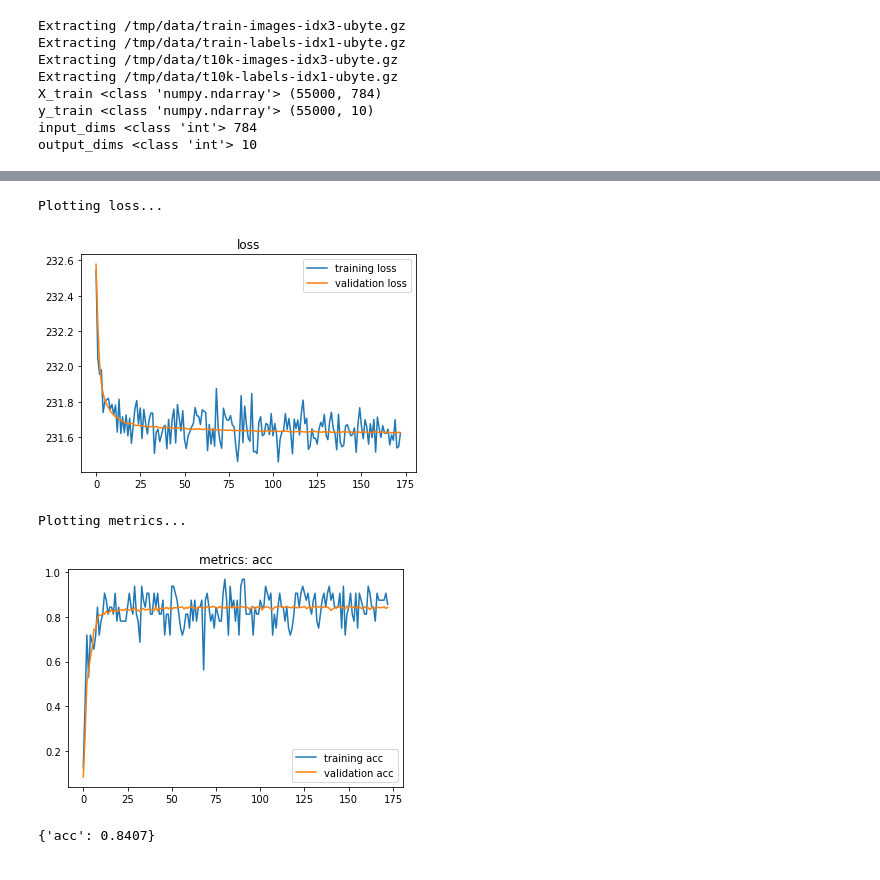
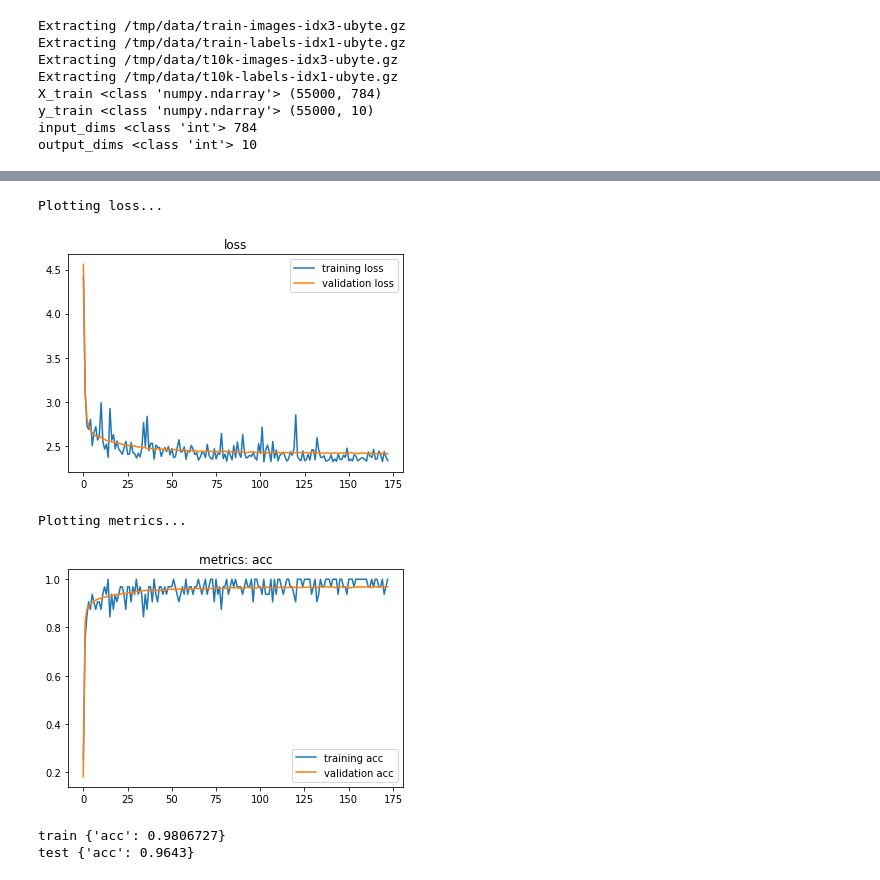
Before and after one commit to johnnyasd12/kd-tensorflow, a Jupyter notebook: KD.ipynb, the cells around one changed output, grey strips where cells are left out. Cells and saved outputs as stored; diff of their text form; code cells hidden in the pictures.

```diff
--- a/KD.ipynb
+++ b/KD.ipynb
@@ -135,8 +140,2 @@ Plotting metrics...
-# %%
-if try_cls2:
-    temperature = 2
-    y_train_soft = teacher.predict_softened(X_train, temperature)
-    y_val_soft = teacher.predict_softened(X_val, temperature)
-    y_test_soft = teacher.predict_softened(X_test, temperature)
 # %%
 # plot and show sample
@@ -222,7 +191,9 @@ Epoch 1 , step 900 , loss= 0.59829205
 if try_cls2:
     small.plt_loss()
     small.plt_metrics()
+    train_metric = small.get_metrics(X_train, y_train)
     test_metric = small.get_metrics(X_test, y_test)
-    print(test_metric)
+    print('train',train_metric)
+    print('test',test_metric)
 # %% [output]
 Plotting loss...
@@ -233,26 +317,20 @@ Plotting metrics...
+# %%
+if try_cls2:
+    temperature = 40
+    y_train_soft = teacher.predict_softened(X_train, temperature)
+    y_val_soft = teacher.predict_softened(X_val, temperature)
+    y_test_soft = teacher.predict_softened(X_test, temperature)
 # %%
 if try_cls2:
-    X_train = X_train
-    y_train = y_train
-    y_train_soft = y_train_soft
     student = build_small_model(input_dims, output_dims, session, is_student=True)
     student.soft_train(
         X=X_train
         ,y=y_train
         ,y_soft=y_train_soft
         ,temperature=temperature
-        ,coef_softloss=1
+        ,coef_softloss= 1# * temperature**2
         ,val_set=[X_val,y_val,y_val_soft]
         ,batch_size=32
         ,n_epochs=10
         ,display_steps=100)
-    # try original student, y_train_soft is ok
-#     student = build_small_model(input_dims, output_dims, session, soften=False)
-#     student.train(
-#         X=X_train
-#         ,y=y_train_soft
-#         ,val_set=[X_val,y_val]
-#         ,batch_size=32
-#         ,n_epochs=2000
-#         ,display_steps=100)
 # %% [output]
@@ -276,15 +354,18 @@ Epoch 10 , step 1717 , loss= 231.62244 val_loss= 231.62578 , acc = 0.85714287 va
 # %%
 if try_cls2:
     student.plt_loss()
     student.plt_metrics()
+    train_metric = student.get_metrics(X_train, y_train)
     test_metric = student.get_metrics(X_test, y_test)
-    print(test_metric)
+    print('train',train_metric)
+    print('test',test_metric)
 # %% [output]
 Plotting loss...
-[figure, old version]
+[figure, new version]
 Plotting metrics...
-[figure, old version]
+[figure, new version]
-{'acc': 0.8407}
+train {'acc': 0.9806727}
+test {'acc': 0.9643}
 # %%
 # plot and show sample
 if try_cls2 and True:
```
Also changed, not shown: parts of 9 cells of this notebook.
